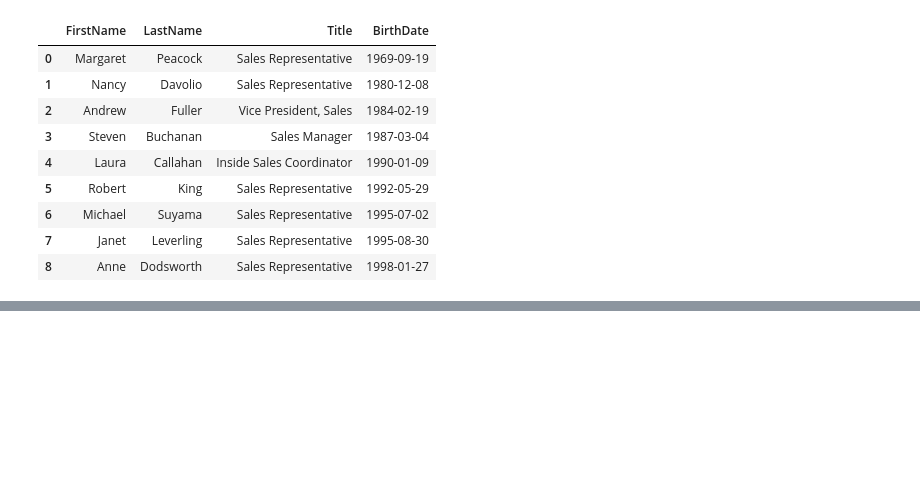
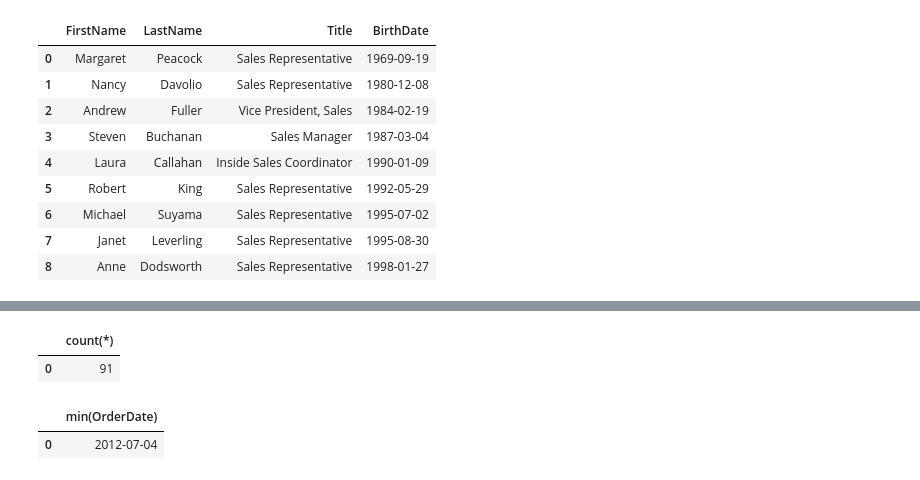
Before and after one commit to Satyabratam945/sqlproblems, a Jupyter notebook: SQL Practice.ipynb, the cells around one changed output, grey strips where cells are left out. Cells and saved outputs as stored; diff of their text form; code cells hidden in the pictures; blank space fills up the shorter version.

```diff
--- a/SQL Practice.ipynb
+++ b/SQL Practice.ipynb
@@ -162,0 +199,15 @@ pd.read_sql( Q , con)
+# %%
+# Excercise 14 Number of customers
+Q = 'SELECT count(*) from Customer;'
+pd.read_sql( Q , con)
+# %% [output]
+|  | count(*) |
+| 0 | 91 |
+# %%
+#Excercise 15 Date of firstorder
+
+Q = 'SELECT min(OrderDate) from "Order";'
+pd.read_sql( Q , con)
+# %% [output]
+|  | min(OrderDate) |
+| 0 | 2012-07-04 |
```
Also changed, not shown: parts of 2 cells of this notebook.
